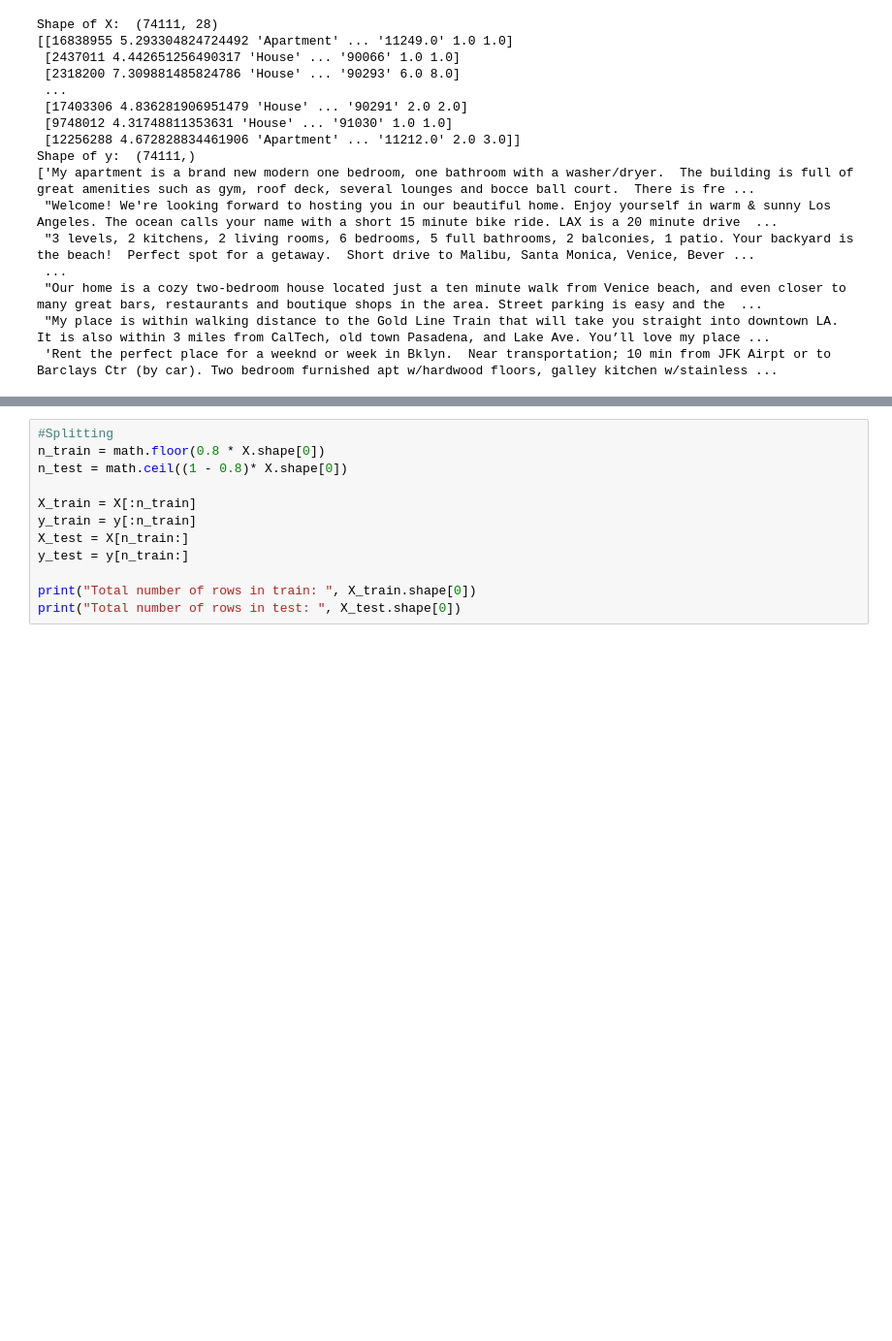
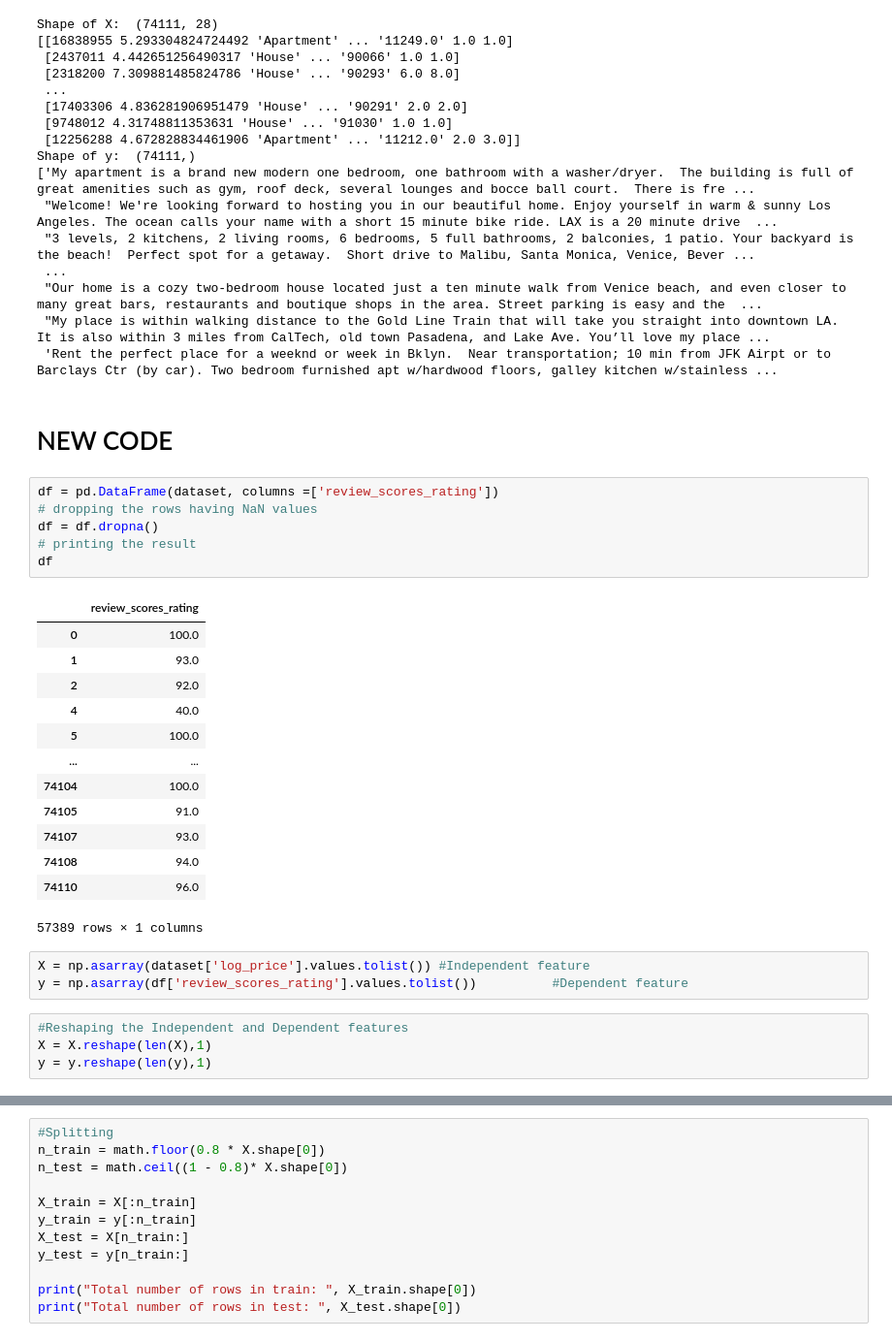
Before and after one commit to Darkling-01/Airbnb-Machine-Learning, a Jupyter notebook: Project_1.ipynb, the cells around one changed output, grey strips where cells are left out. Shown at 97% size. Saved outputs shown, nothing was run; the diff lists cells and outputs as text; blank space fills up the shorter version.

```diff
--- a/Project_1.ipynb
+++ b/Project_1.ipynb
@@ -185,3 +185,32 @@ Shape of y:  (74111,)
  "Our home is a cozy two-bedroom house located just a ten minute walk from Venice beach, and even closer to many great bars, restaurants and boutique shops in the area. Street parking is easy and the  ...
  "My place is within walking distance to the Gold Line Train that will take you straight into downtown LA. It is also within 3 miles from CalTech, old town Pasadena, and Lake Ave. You’ll love my place ...
  'Rent the perfect place for a weeknd or week in Bklyn.  Near transportation; 10 min from JFK Airpt or to Barclays Ctr (by car). Two bedroom furnished apt w/hardwood floors, galley kitchen w/stainless ...
+# %% [markdown]
+# NEW CODE
+# %%
+df = pd.DataFrame(dataset, columns =['review_scores_rating'])
+# dropping the rows having NaN values
+df = df.dropna()
+# printing the result
+df
+# %% [output]
+|  | review_scores_rating |
+| 0 | 100.0 |
+| 1 | 93.0 |
+| 2 | 92.0 |
+| 4 | 40.0 |
+| 5 | 100.0 |
+| ... | ... |
+| 74104 | 100.0 |
+| 74105 | 91.0 |
+| 74107 | 93.0 |
+| 74108 | 94.0 |
+| 74110 | 96.0 |
+57389 rows × 1 columns
+# %%
+X = np.asarray(dataset['log_price'].values.tolist()) #Independent feature
+y = np.asarray(df['review_scores_rating'].values.tolist())          #Dependent feature
+# %%
+#Reshaping the Independent and Dependent features
+X = X.reshape(len(X),1)
+y = y.reshape(len(y),1)
```
Also changed, not shown: parts of 3 cells of this notebook.
